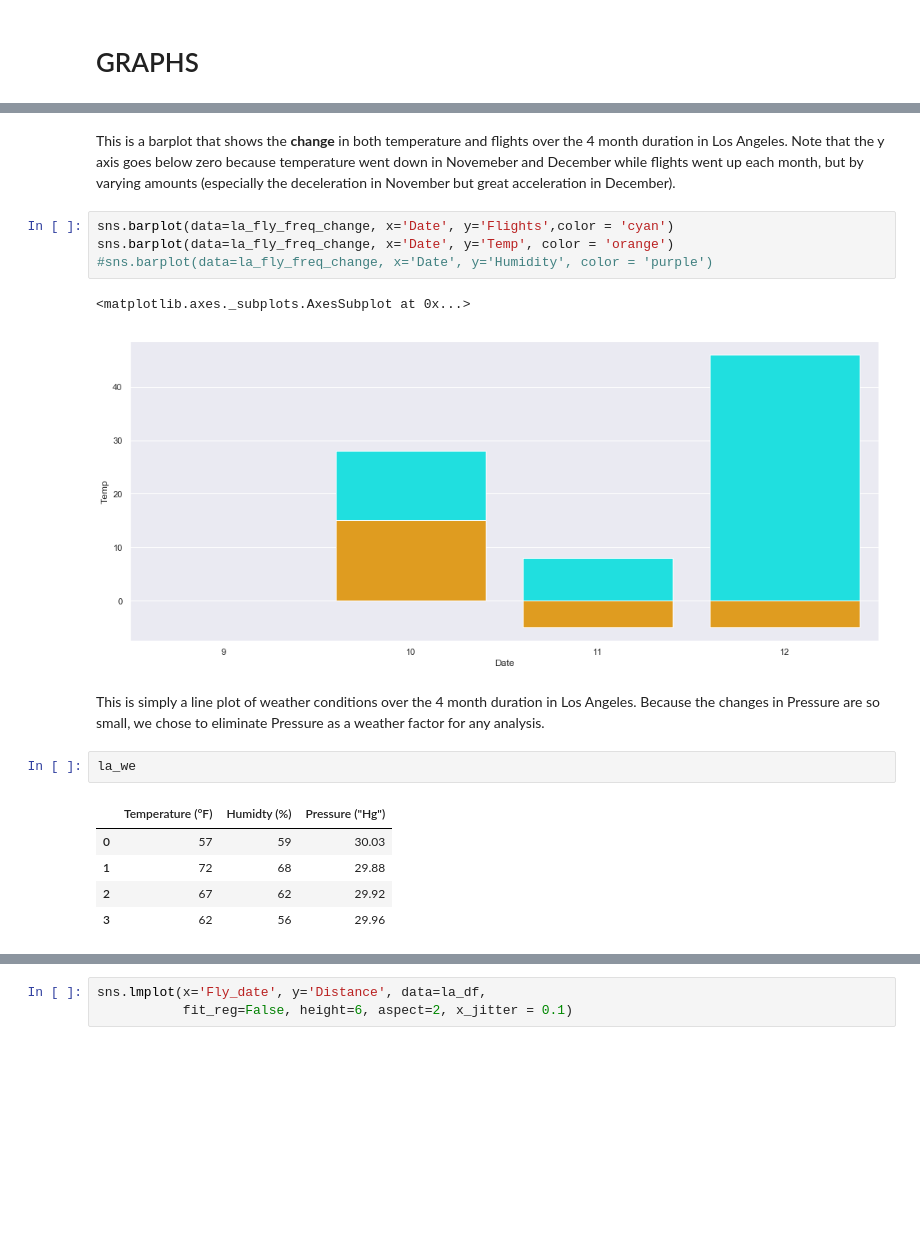
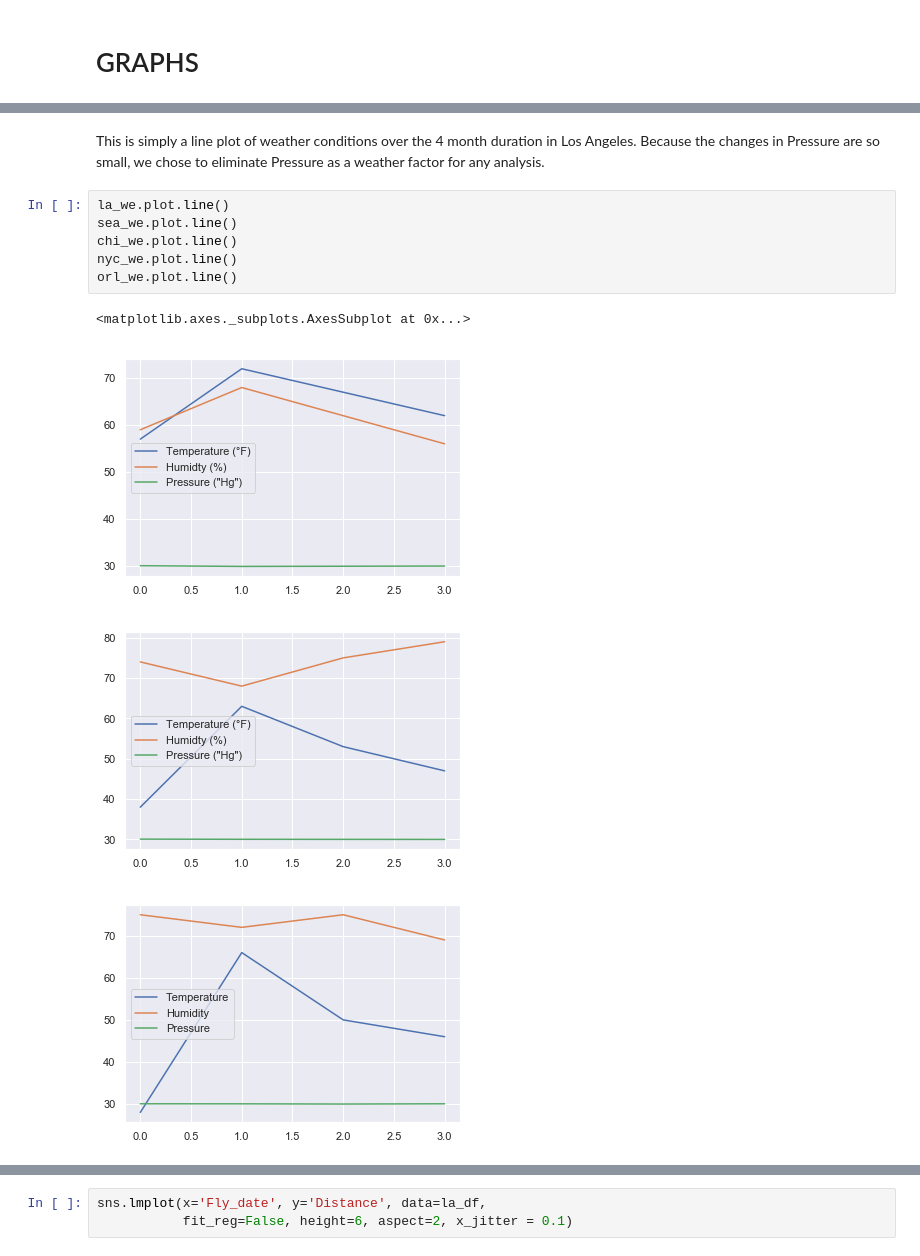
Before and after one commit to adamxkabbara/Paradise-Lost, a Jupyter notebook: Project.ipynb, the cells around one changed output, grey strips where cells are left out. Cells and saved outputs as stored; diff of their text form; blank space fills up the shorter version.

Commit message:
Began Polishing Data Exploration and Analysis

```diff
--- a/Project.ipynb
+++ b/Project.ipynb
@@ -380,19 +315,13 @@ plt.legend()
-# %% [markdown]
-This is a barplot that shows the <b>change</b> in both temperature and flights over the 4 month duration in Los Angeles. Note that the y axis goes below zero because temperature went down in Novemeber and December while flights went up each month, but by varying amounts (especially the deceleration in November but great acceleration in December).
-# %%
-sns.barplot(data=la_fly_freq_change, x='Date', y='Flights',color = 'cyan')
-sns.barplot(data=la_fly_freq_change, x='Date', y='Temp', color = 'orange')
-#sns.barplot(data=la_fly_freq_change, x='Date', y='Humidity', color = 'purple')
-# %% [output]
-<matplotlib.axes._subplots.AxesSubplot at 0x...>
-[figure, removed]
 # %% [markdown]
 This is simply a line plot of weather conditions over the 4 month duration in Los Angeles. Because the changes in Pressure are so small, we chose to eliminate Pressure as a weather factor for any analysis.
-# %%
-la_we
-# %% [output]
-|  | Temperature (°F) | Humidty (%) | Pressure ("Hg") |
-| 0 | 57 | 59 | 30.03 |
-| 1 | 72 | 68 | 29.88 |
-| 2 | 67 | 62 | 29.92 |
-| 3 | 62 | 56 | 29.96 |
+# %%
+la_we.plot.line()
+sea_we.plot.line()
+chi_we.plot.line()
+nyc_we.plot.line()
+orl_we.plot.line()
+# %% [output]
+<matplotlib.axes._subplots.AxesSubplot at 0x...>
+[figure, added]
+[figure, added]
+[figure, added]
```
Also changed, not shown: parts of 72 cells of this notebook.
